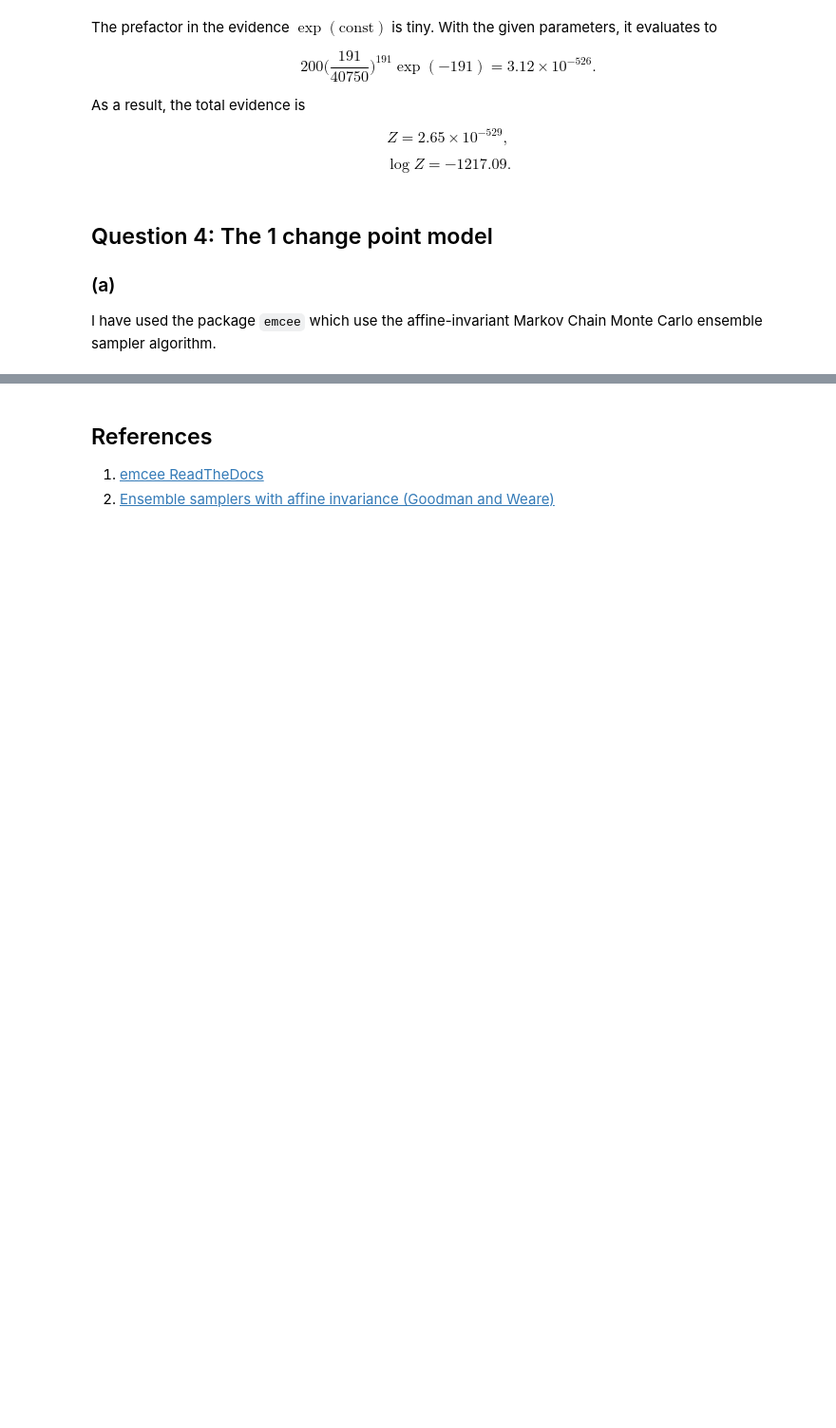
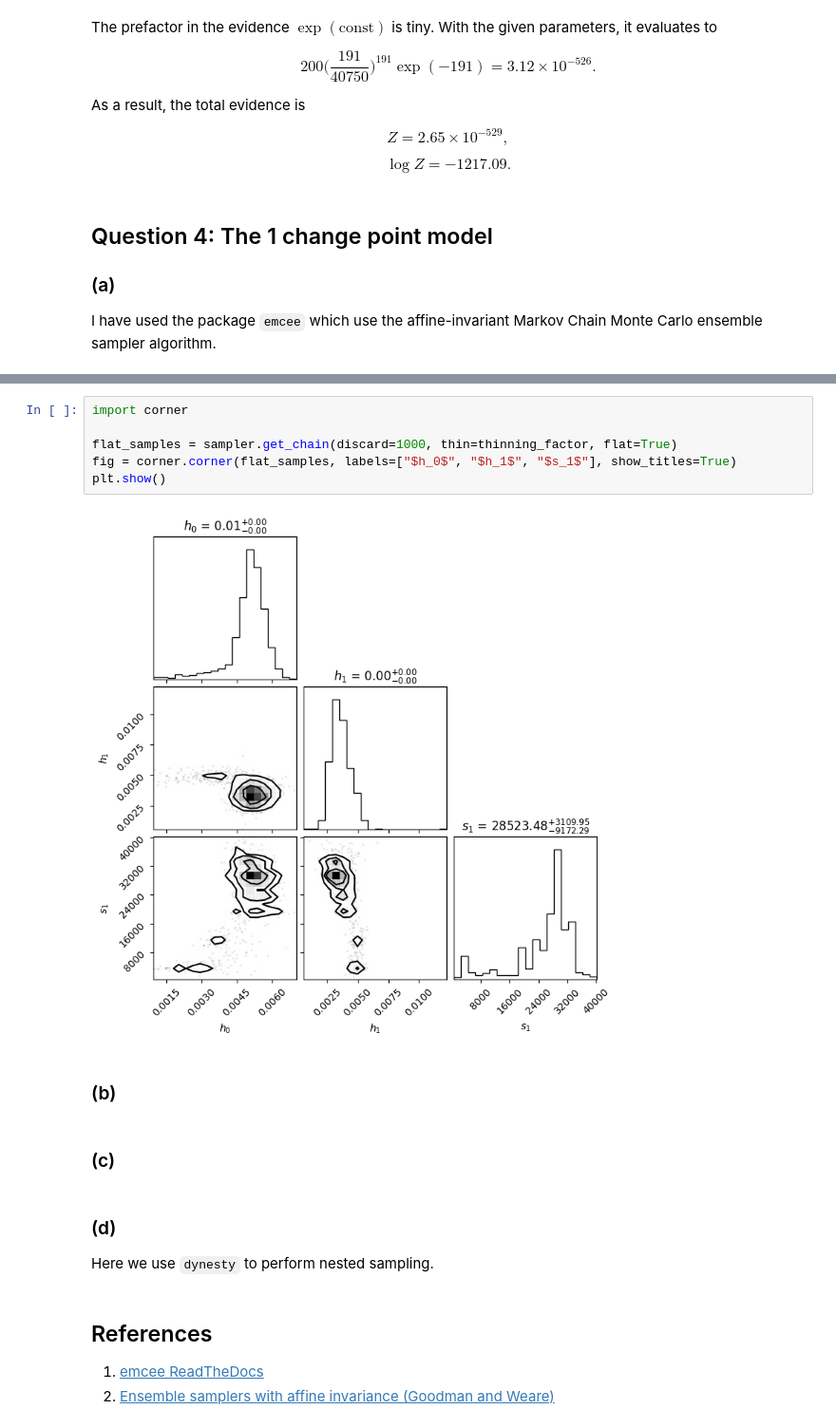
Before and after one commit to AlexBM173/apb86_S2, a Jupyter notebook: draft.ipynb, the cells around one changed output, grey strips where cells are left out. Shown at 95% size. Saved outputs shown, nothing was run; the diff lists cells and outputs as text; blank space fills up the shorter version.

```diff
--- a/draft.ipynb
+++ b/draft.ipynb
@@ -263,3 +263,19 @@ Autocorrelation time: [ 75.9882504   78.83862407 132.19447134]
+# %%
+import corner
+
+flat_samples = sampler.get_chain(discard=1000, thin=thinning_factor, flat=True)
+fig = corner.corner(flat_samples, labels=["$h_0$", "$h_1$", "$s_1$"], show_titles=True)
+plt.show()
+# %% [output]
+[figure, added]
+# %% [markdown]
+### (b)
+# %% [markdown]
+### (c)
+# %% [markdown]
+### (d)
+
+Here we use `dynesty` to perform nested sampling.
 # %% [markdown]
 ## References
 
```
Also changed, not shown: parts of 4 cells of this notebook.
